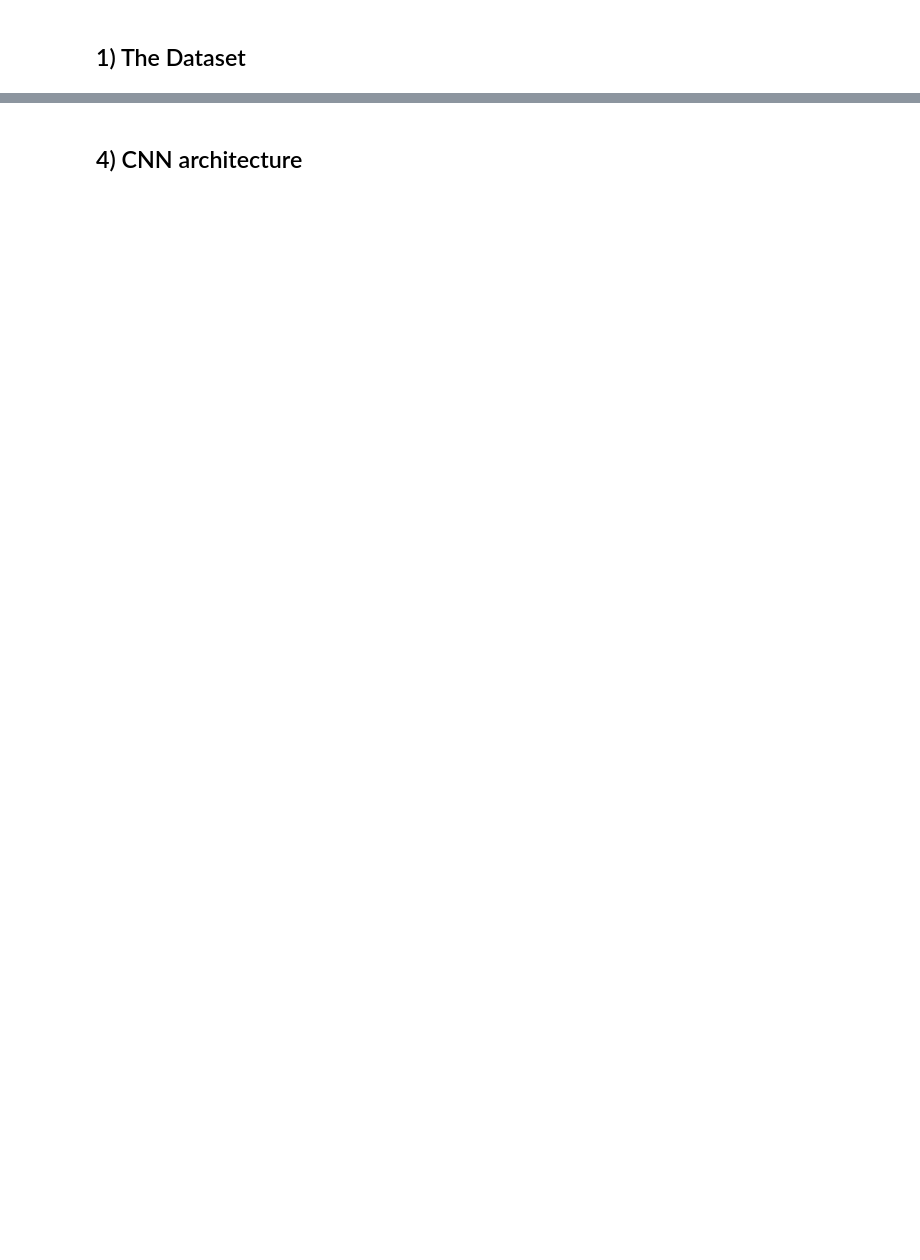
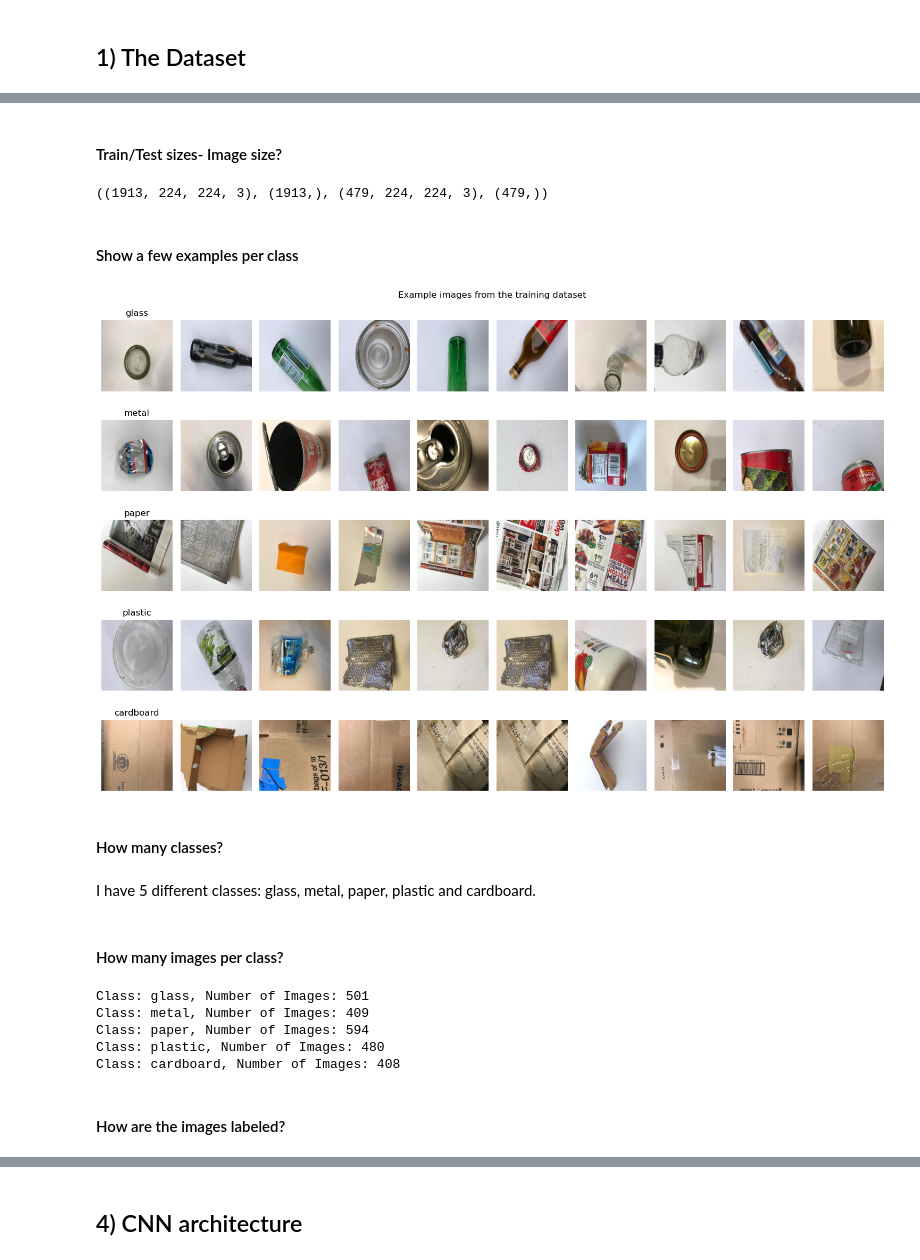
Before and after one commit to BredaUniversityADSAI/2022-23c-1fcmgt-reg-ai-01-SterreWalta220759, a Jupyter notebook: Responsible_AI/Creative-Brief-CNN.ipynb, the cells around one changed output, grey strips where cells are left out. Saved outputs shown, nothing was run; the diff lists cells and outputs as text; code cells hidden in the pictures; blank space fills up the shorter version.

```diff
--- a/Responsible_AI/Creative-Brief-CNN.ipynb
+++ b/Responsible_AI/Creative-Brief-CNN.ipynb
@@ -57,0 +57,57 @@ NameError: name 'Sequential' is not defined
+# %% [markdown]
+#### Train/Test sizes- Image size?
+# %%
+# Split the data into training and test sets
+X_train, X_test, y_train, y_test = train_test_split(images, labels, test_size=0.2, train_size=0.8)
+# %%
+X_train.shape, y_train.shape, X_test.shape, y_test.shape
+# %% [output]
+((1913, 224, 224, 3), (1913,), (479, 224, 224, 3), (479,))
+# %% [markdown]
+#### Show a few examples per class
+# %%
+# Define the class names
+class_names = ["glass", "metal", "paper", "plastic", "cardboard"]
+
+# Identify the different classes in the dataset
+num_classes = len(class_names)
+class_indices = [np.where(y_train == i)[0] for i in range(num_classes)]
+
+# Select 10 example images for each class
+num_examples = 10
+fig, axes = plt.subplots(num_classes, num_examples, figsize=(15, 10))
+
+for i in range(num_classes):
+    for j in range(num_examples):
+        # Select a random image index from the current class
+        idx = np.random.choice(class_indices[i])
+        # Display the image
+        axes[i, j].imshow(X_train[idx])
+        axes[i, j].axis("off")
+        # Add the class label as the title
+        if j == 0:
+            axes[i, j].set_title(class_names[i])
+
+plt.suptitle("Example images from the training dataset")
+plt.tight_layout()
+plt.show()
+# %% [output]
+[figure, added]
+# %% [markdown]
+#### How many classes?
+# %% [markdown]
+I have 5 different classes: glass, metal, paper, plastic and cardboard.
+# %% [markdown]
+#### How many images per class?
+# %%
+for class_name in class_names:
+    images = [f for f in os.listdir(path) if f.startswith(class_name) and os.path.isfile(os.path.join(path, f))]
+    print(f"Class: {class_name}, Number of Images: {len(images)}")
+# %% [output]
+Class: glass, Number of Images: 501
+Class: metal, Number of Images: 409
+Class: paper, Number of Images: 594
+Class: plastic, Number of Images: 480
+Class: cardboard, Number of Images: 408
+# %% [markdown]
+#### How are the images labeled?
```
Also changed, not shown: parts of 27 cells of this notebook, 2 other files.
